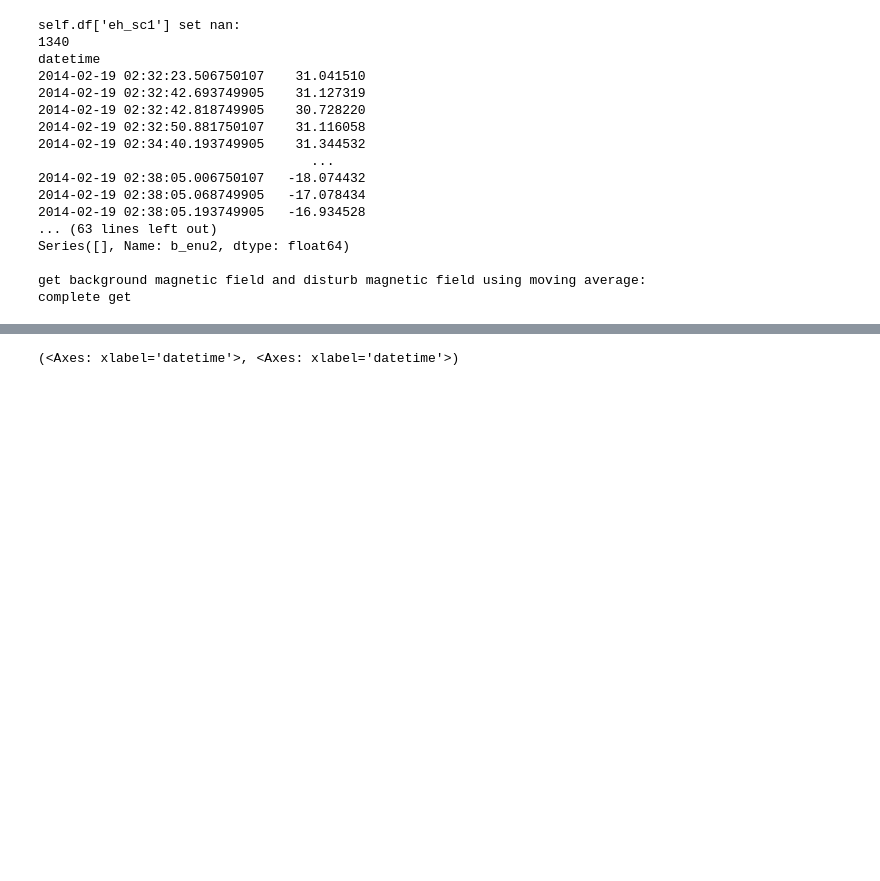
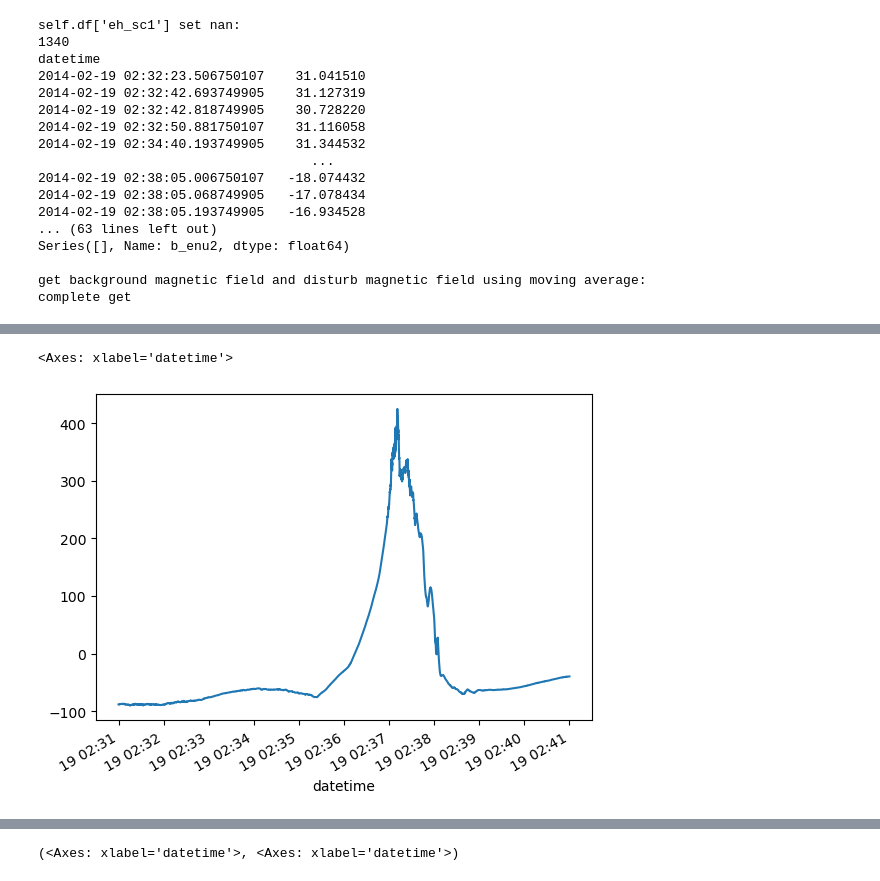
Before and after one commit to cleo24621/pyaw, a Jupyter notebook: swarm_main5.ipynb, the cells around one changed output, grey strips where cells are left out. Drawn from its saved outputs; the diff is of its cells as text; code cells hidden in the pictures; blank space fills up the shorter version.

```diff
--- a/swarm_main5.ipynb
+++ b/swarm_main5.ipynb
@@ -65,0 +90,9 @@ complete get
+# %%
+By = df_b['B_VFM'].apply(lambda row: row[1])
+model_By = df_b['IGRF_B_VFM'].apply(lambda row: row[1])
+redisual_By = By - model_By
+# %%
+redisual_By.plot()
+# %% [output]
+<Axes: xlabel='datetime'>
+[figure, added]
```
Also changed, not shown: parts of 43 cells of this notebook, 6 other files.
